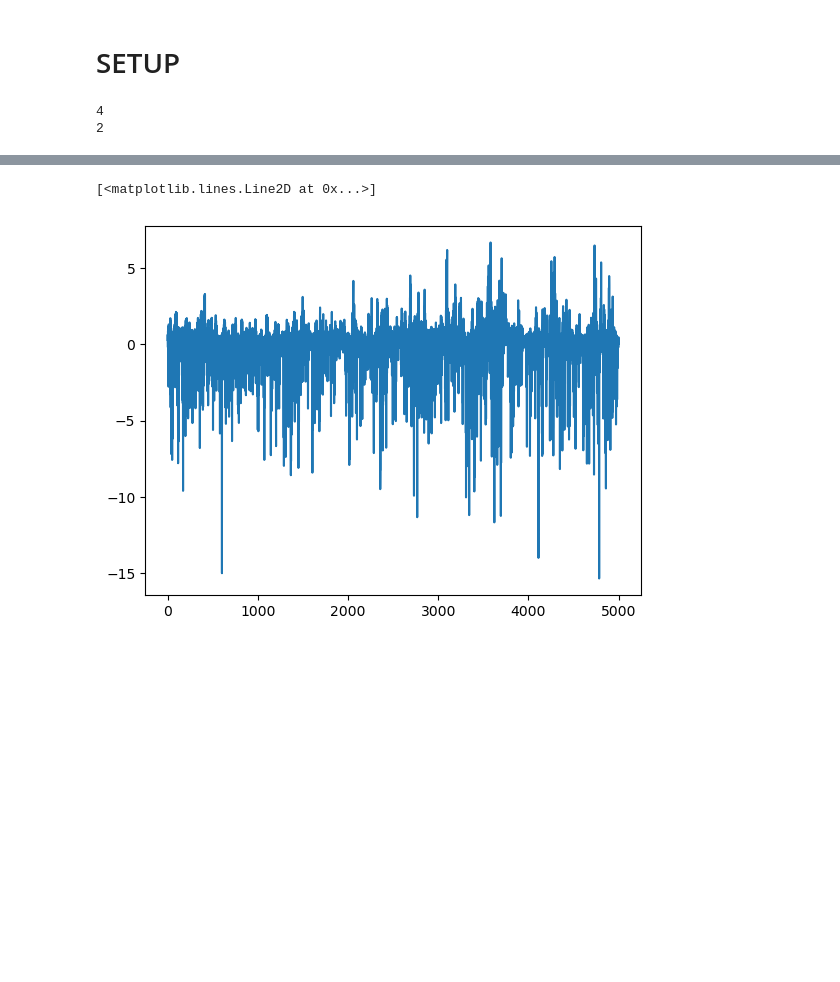
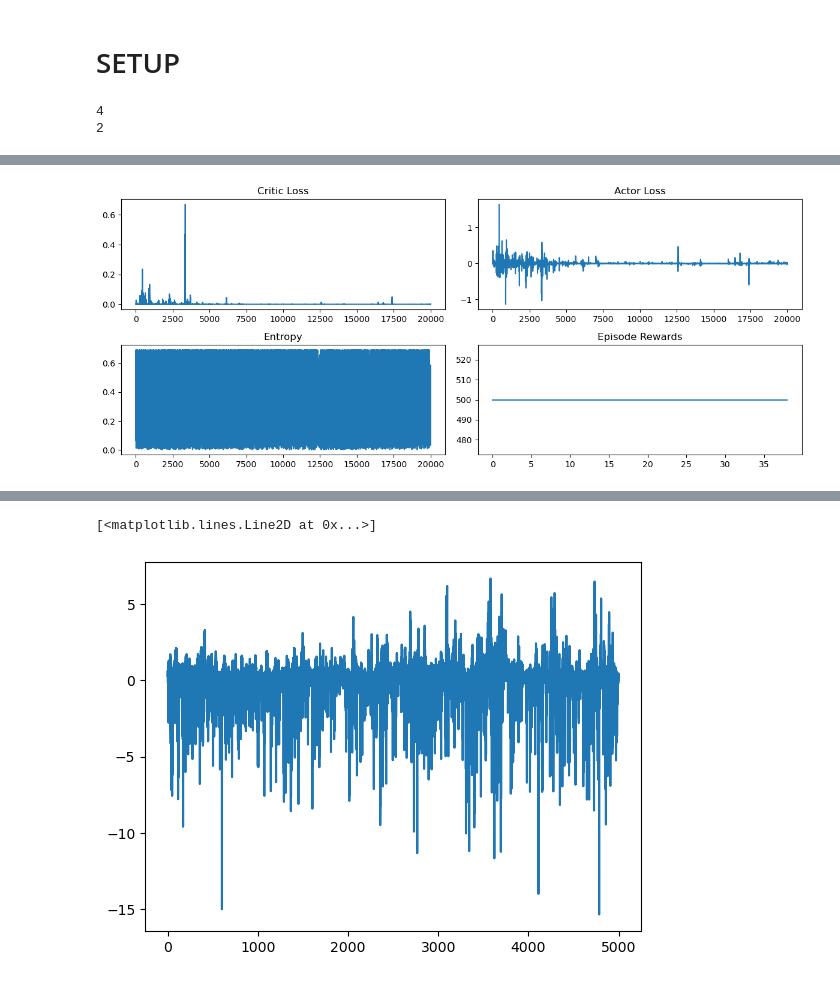
Before and after one commit to AlexisCogne/ANN_project, a Jupyter notebook: agent1_ric.ipynb, the cells around one changed output, grey strips where cells are left out. Saved outputs shown, nothing was run; the diff lists cells and outputs as text; code cells hidden in the pictures; blank space fills up the shorter version.

```diff
--- a/agent1_ric.ipynb
+++ b/agent1_ric.ipynb
@@ -220 +132,16 @@ mask :  False
+# %%
+# ICI CEST 10K + 20K steps apres les 500k steps, il reste stable
+fig, axs = plt.subplots(nrows=2, ncols=2, figsize=(12, 5))
+axs[0, 0].plot(critic_losses)
+axs[0, 0].set_title('Critic Loss')
+axs[0, 1].plot(actor_losses)
+axs[0, 1].set_title('Actor Loss')
+axs[1, 0].plot(entropies)
+axs[1, 0].set_title('Entropy')
+axs[1, 1].plot(ep_rewards)
+axs[1, 1].set_title('Episode Rewards')
+plt.tight_layout()
+plt.show()
+# %% [output]
+[figure, added]
 # %%
```
Also changed, not shown: parts of 6 cells of this notebook.
